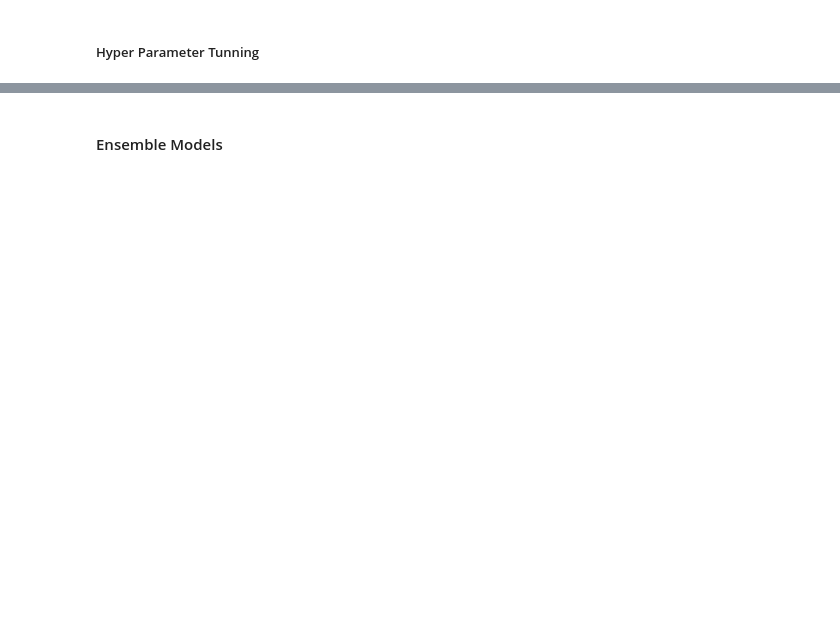
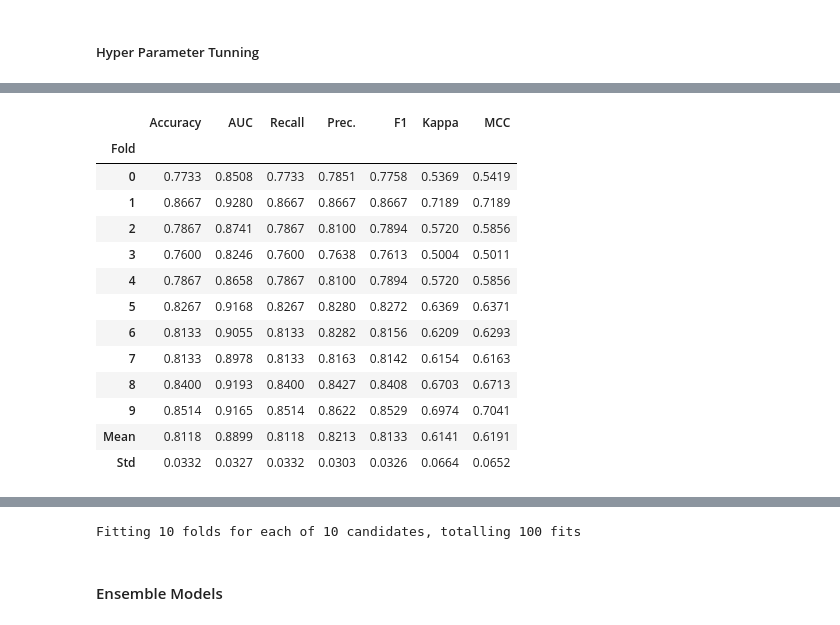
Before and after one commit to iamabutalha/Fun_Learning_ML, a Jupyter notebook: pyCaret_01_classification.ipynb, the cells around one changed output, grey strips where cells are left out. Saved outputs shown, nothing was run; the diff lists cells and outputs as text; code cells hidden in the pictures; blank space fills up the shorter version.

```diff
--- a/pyCaret_01_classification.ipynb
+++ b/pyCaret_01_classification.ipynb
@@ -45,3 +210,4 @@ tuned_lr = tune_model(lr)
 # %%
 # tuned random forest
-tuned_rf = tuned_model(rf)
+tuned_rf = tune_model(rf)
+# %% [output]
@@ -47,0 +215,14 @@ tuned_rf = tuned_model(rf)
+|  | Accuracy | AUC | Recall | Prec. | F1 | Kappa | MCC |
+| Fold |  |  |  |  |  |  |  |
+| 0 | 0.7733 | 0.8508 | 0.7733 | 0.7851 | 0.7758 | 0.5369 | 0.5419 |
+| 1 | 0.8667 | 0.9280 | 0.8667 | 0.8667 | 0.8667 | 0.7189 | 0.7189 |
+| 2 | 0.7867 | 0.8741 | 0.7867 | 0.8100 | 0.7894 | 0.5720 | 0.5856 |
+| 3 | 0.7600 | 0.8246 | 0.7600 | 0.7638 | 0.7613 | 0.5004 | 0.5011 |
+| 4 | 0.7867 | 0.8658 | 0.7867 | 0.8100 | 0.7894 | 0.5720 | 0.5856 |
+| 5 | 0.8267 | 0.9168 | 0.8267 | 0.8280 | 0.8272 | 0.6369 | 0.6371 |
+| 6 | 0.8133 | 0.9055 | 0.8133 | 0.8282 | 0.8156 | 0.6209 | 0.6293 |
+| 7 | 0.8133 | 0.8978 | 0.8133 | 0.8163 | 0.8142 | 0.6154 | 0.6163 |
+| 8 | 0.8400 | 0.9193 | 0.8400 | 0.8427 | 0.8408 | 0.6703 | 0.6713 |
+| 9 | 0.8514 | 0.9165 | 0.8514 | 0.8622 | 0.8529 | 0.6974 | 0.7041 |
+| Mean | 0.8118 | 0.8899 | 0.8118 | 0.8213 | 0.8133 | 0.6141 | 0.6191 |
+| Std | 0.0332 | 0.0327 | 0.0332 | 0.0303 | 0.0326 | 0.0664 | 0.0652 |
@@ -48,3 +230,4 @@ tuned_rf = tuned_model(rf)
+Fitting 10 folds for each of 10 candidates, totalling 100 fits
 # %% [markdown]
 #### Ensemble Models
 # %%
```
Also changed, not shown: parts of 40 cells of this notebook, 8 other files.
